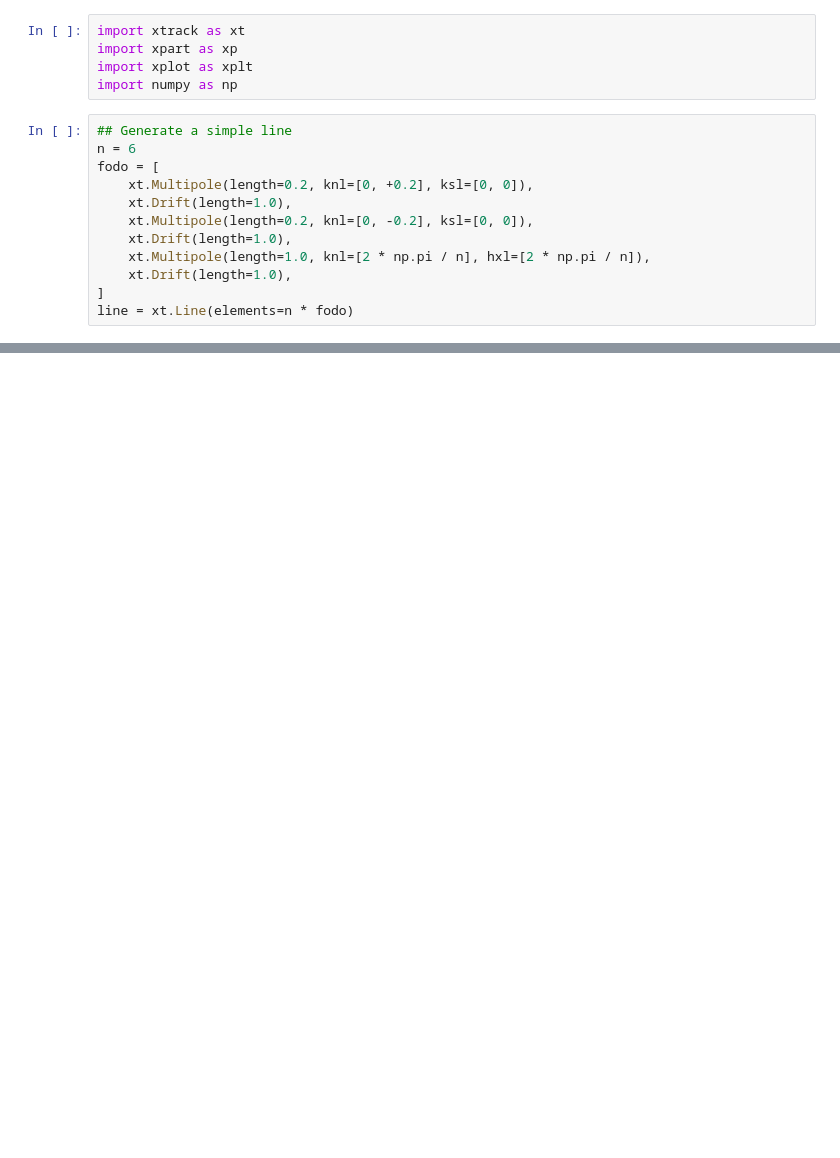
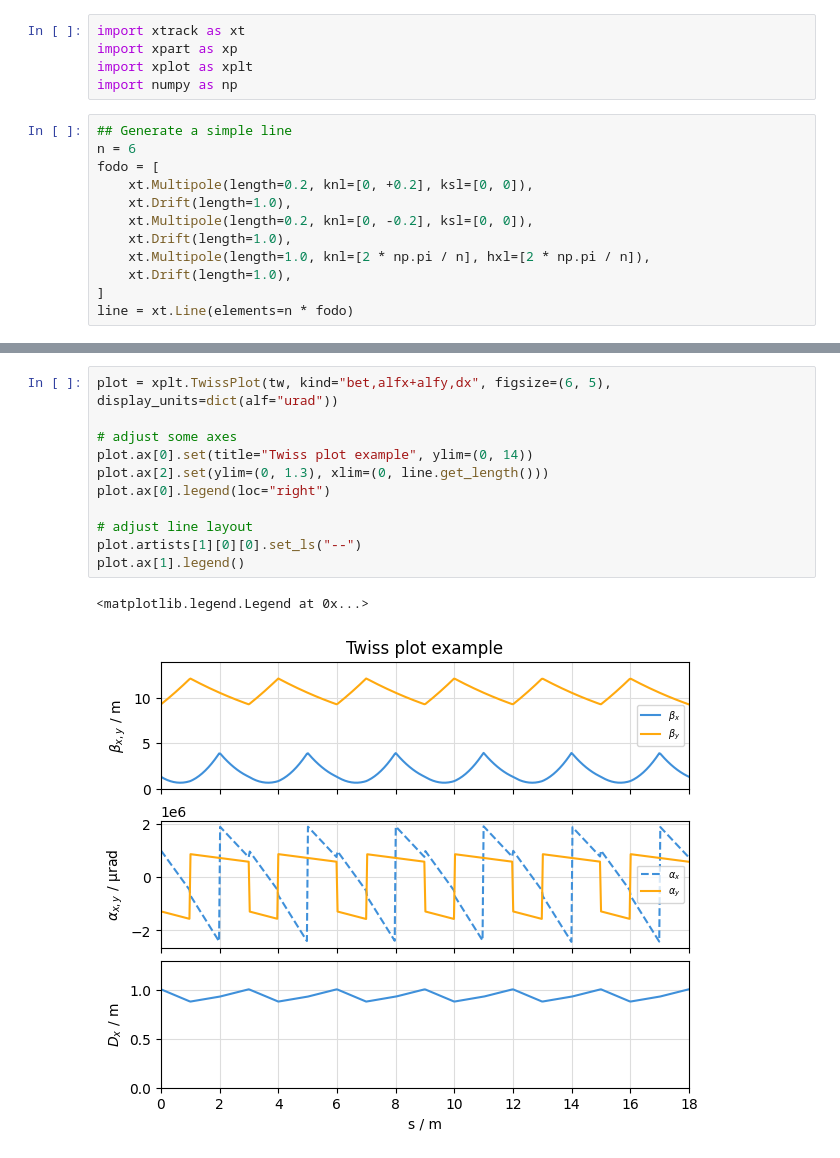
Before and after one commit to xsuite/xplt, a Jupyter notebook: examples/twiss.ipynb, the cells around one changed output, grey strips where cells are left out. Cells and saved outputs as stored; diff of their text form; blank space fills up the shorter version.

```diff
--- a/examples/twiss.ipynb
+++ b/examples/twiss.ipynb
@@ -37,0 +30,14 @@ plot = xplt.TwissPlot(tw)
+# %%
+plot = xplt.TwissPlot(tw, kind="bet,alfx+alfy,dx", figsize=(6, 5), display_units=dict(alf="urad"))
+
+# adjust some axes
+plot.ax[0].set(title="Twiss plot example", ylim=(0, 14))
+plot.ax[2].set(ylim=(0, 1.3), xlim=(0, line.get_length()))
+plot.ax[0].legend(loc="right")
+
+# adjust line layout
+plot.artists[1][0][0].set_ls("--")
+plot.ax[1].legend()
+# %% [output]
+<matplotlib.legend.Legend at 0x...>
+[figure, added]
```
Also changed, not shown: parts of 3 cells of this notebook, 3 other files.
